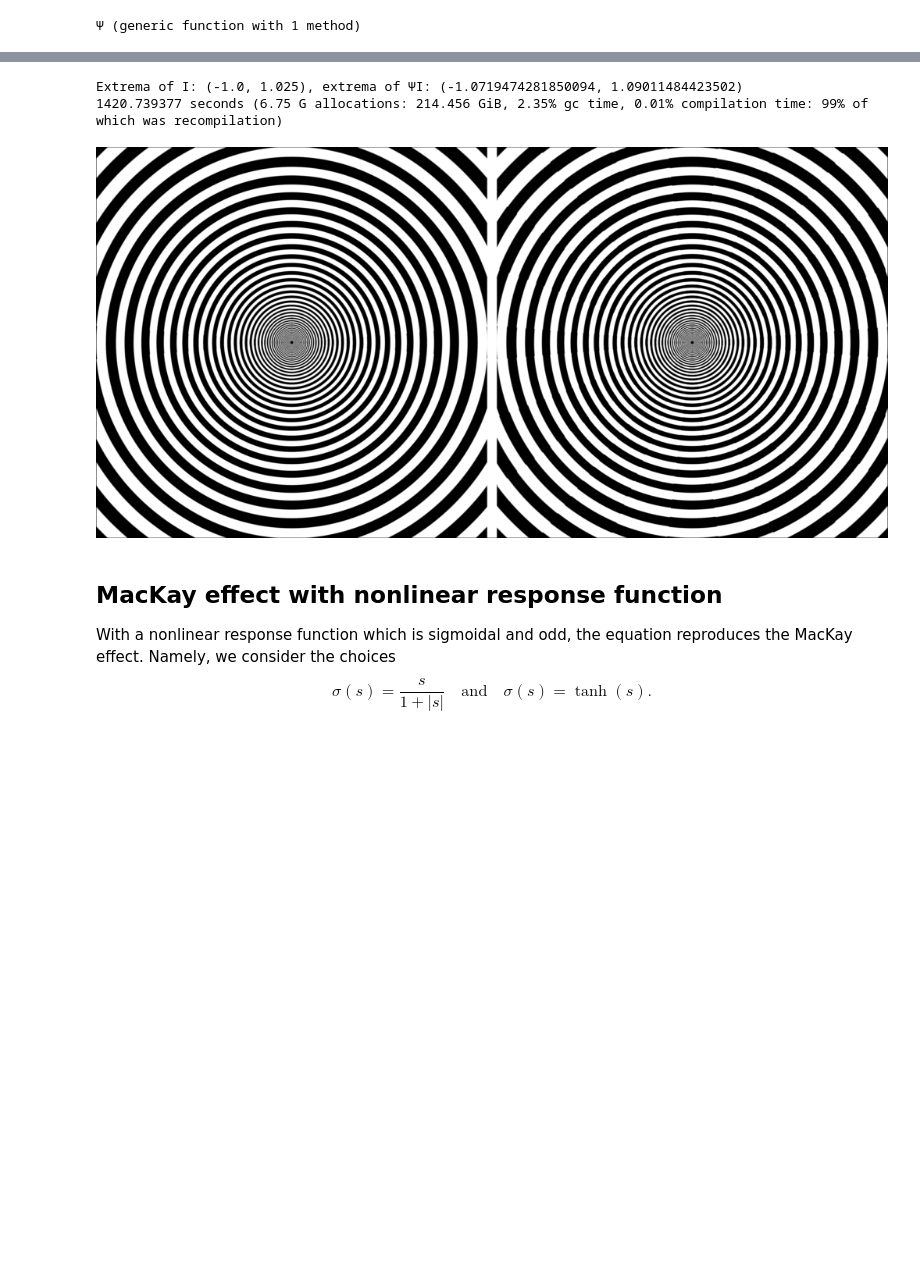
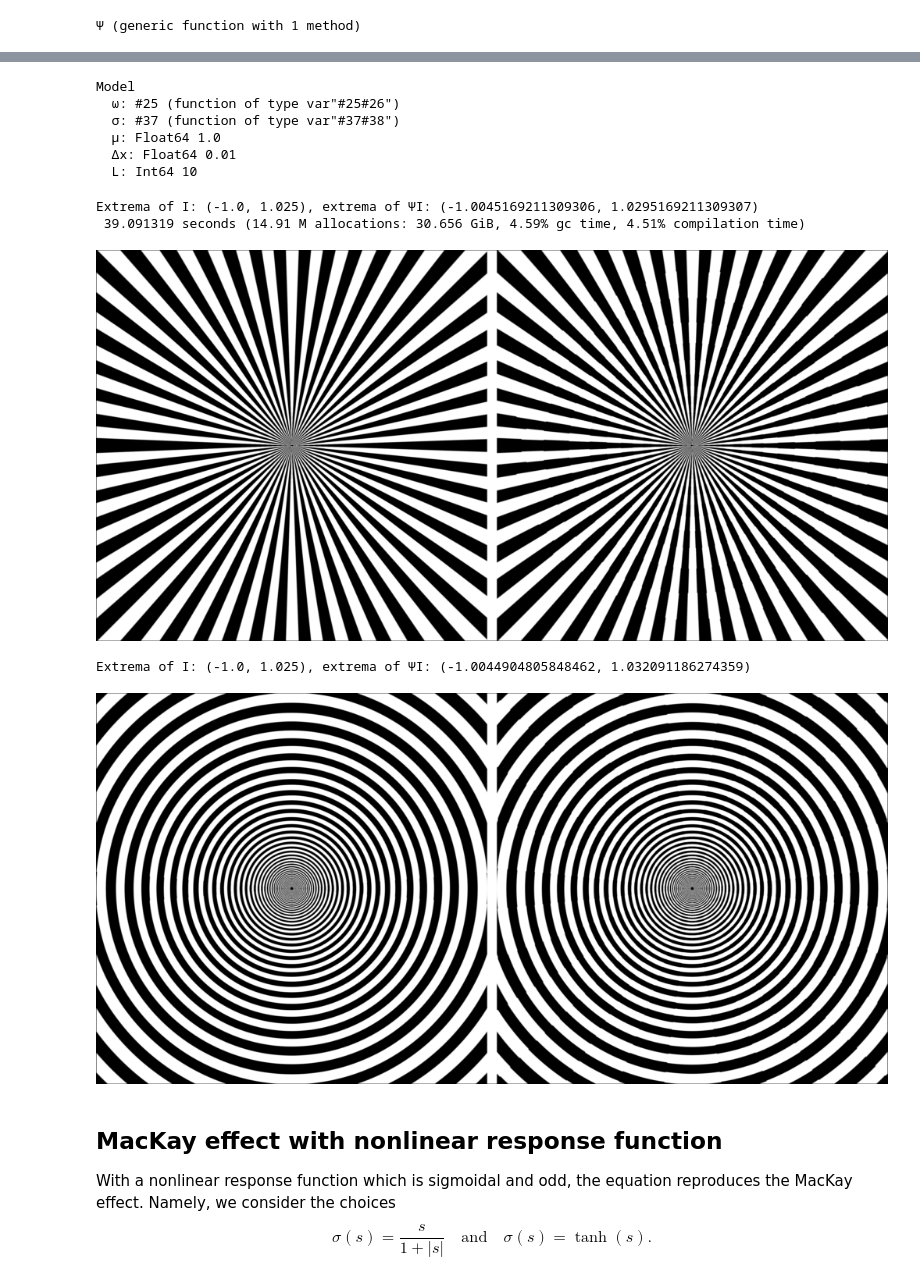
Before and after one commit to dprn/MacKay-Billock_Tsou-2022, a Jupyter notebook: mackay-type-illusions.ipynb, the cells around one changed output, grey strips where cells are left out. Cells and saved outputs as stored; diff of their text form; code cells hidden in the pictures; blank space fills up the shorter version.

```diff
--- a/mackay-type-illusions.ipynb
+++ b/mackay-type-illusions.ipynb
@@ -265,21 +277,24 @@ Extrema of I: (-1.0, 1.025), extrema of ΨI: (-1.0727619511649253, 1.08690829924
+# %%
+linear_mackay = Model(MacKay; σ = s -> s)
+# %% [output]
+Model
+  ω: #25 (function of type var"#25#26")
+  σ: #37 (function of type var"#37#38")
+  μ: Float64 1.0
+  Δx: Float64 0.01
+  L: Int64 10
+# %%
+# MacKay effect for funnel pattern (``MacKay rays'')
+@time Ψ(funnel(MacKay), linear_mackay)
+# %% [output]
+Extrema of I: (-1.0, 1.025), extrema of ΨI: (-1.0045169211309306, 1.0295169211309307)
+ 39.091319 seconds (14.91 M allocations: 30.656 GiB, 4.59% gc time, 4.51% compilation time)
+[figure, added]
 # %%
-# MacKay effect for tunnel pattern
-
-Δx       = .01
-L        = 10
-λ        = 5π
-f(x,y)   = cos(λ*x)
-χ(x,y) = (-L ≤ x ≤ L) && ((-.25 ≤ y ≤ .25) || (9.75 ≤ y ≤ L) || (-L ≤ y ≤ -9.75)) ? 0.025 : 0.
-v(x,y)   = f(x,y)+χ(x,y)
-I        = [v(x,y) for x in -L:Δx:L, y in -L:Δx:L]
-
-#the response function is linear
-σ(r)     = r
-
-@time  Ψ(I, Δx=Δx,threshold = 1e-12)
+# MacKay effect for tunnel pattern (``target pattern'')
+Ψ(tunnel(MacKay), linear_mackay)
 # %% [output]
-Extrema of I: (-1.0, 1.025), extrema of ΨI: (-1.0719474281850094, 1.09011484423502)
-1420.739377 seconds (6.75 G allocations: 214.456 GiB, 2.35% gc time, 0.01% compilation time: 99% of which was recompilation)
+Extrema of I: (-1.0, 1.025), extrema of ΨI: (-1.0044904805848462, 1.032091186274359)
 [figure]
 # %% [markdown]
 ## MacKay effect with nonlinear response function
```
Also changed, not shown: parts of 49 cells of this notebook.
